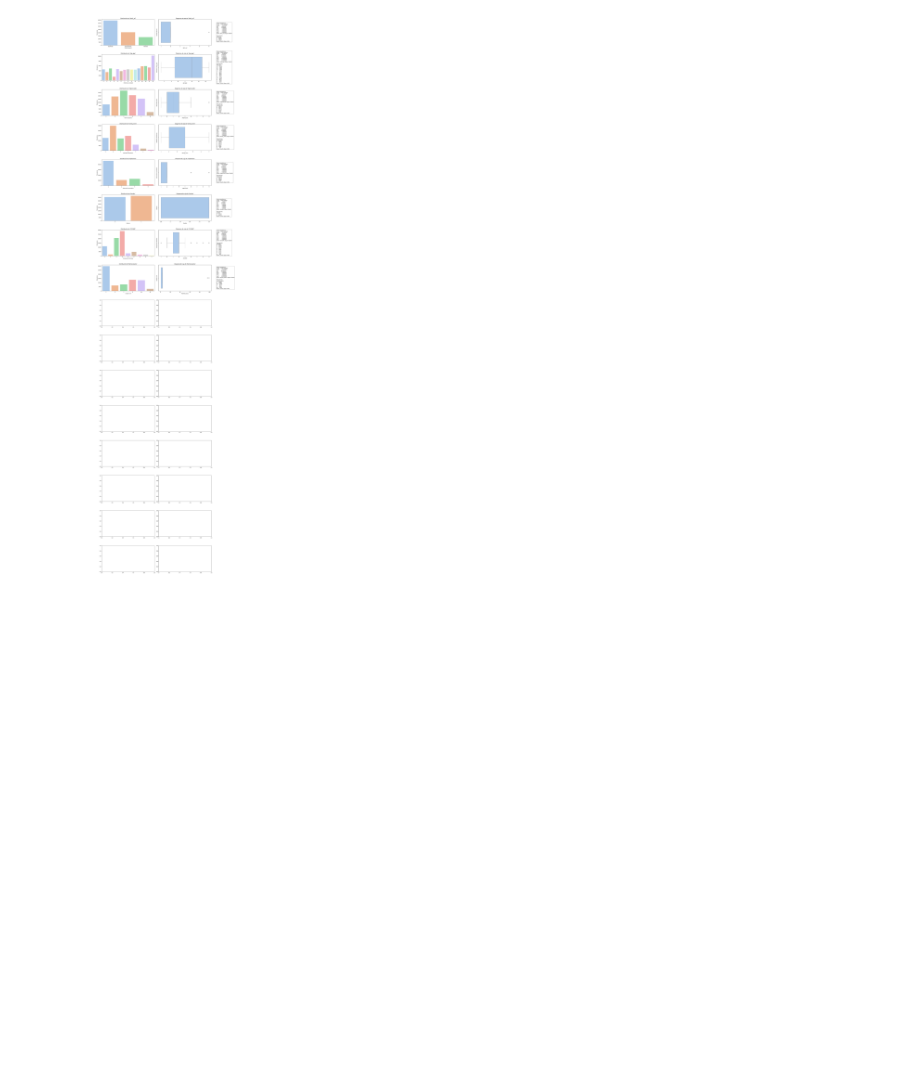
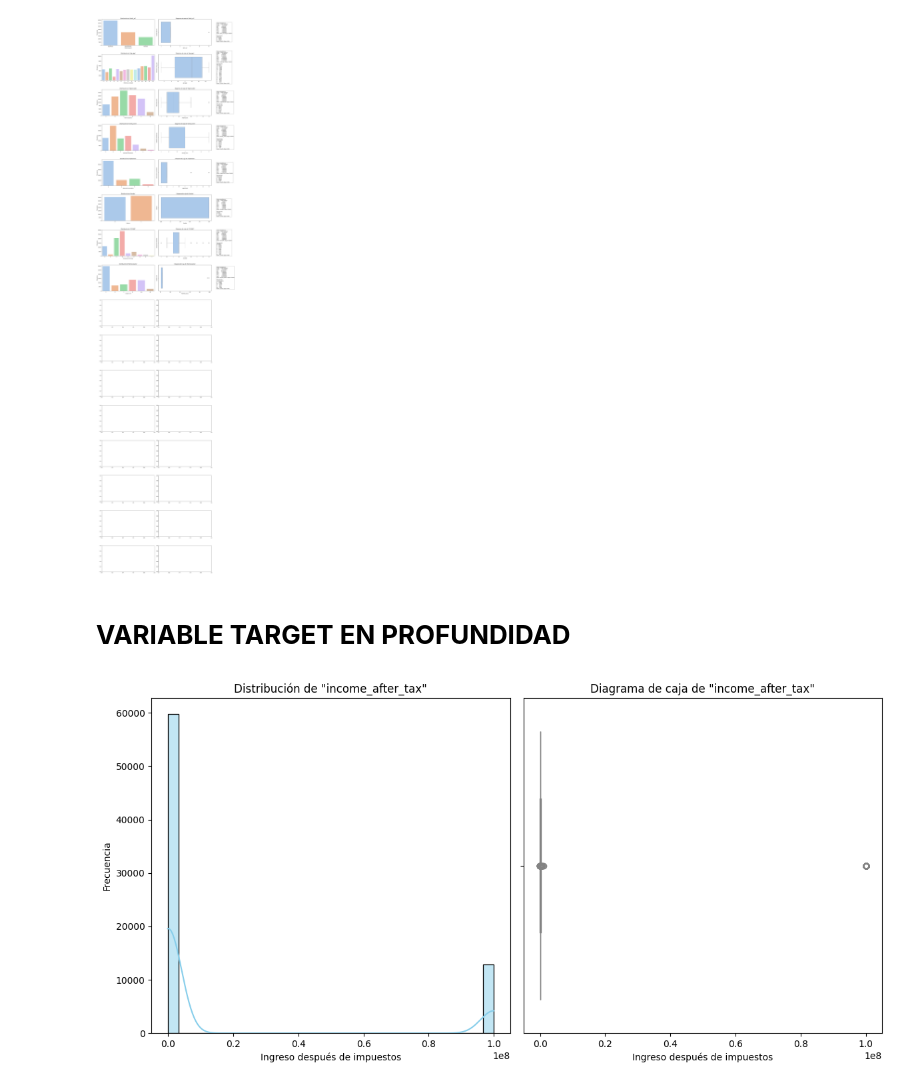
Before and after one commit to 4GeeksAcademy/machine-learning-python-template_ds_david_felipe, a Jupyter notebook: src/explore.ipynb, the cells around one changed output. Cells and saved outputs as stored; diff of their text form; code cells hidden in the pictures; blank space fills up the shorter version.

Commit message:
variable target

```diff
--- a/src/explore.ipynb
+++ b/src/explore.ipynb
@@ -549,3 +549,26 @@ Passing `palette` without assigning `hue` is deprecated and will be removed in v
 
   sns.boxplot(x=data['Marital_status'], palette='pastel', ax=axes[7, 1])
 [figure]
+# %% [markdown]
+# **VARIABLE TARGET EN PROFUNDIDAD**
+# %%
+fig, axes = plt.subplots(1, 2, figsize=(12, 6))  # 1 fila, 2 columnas y tamaño ajustado
+
+# Primer gráfico: Distribución de income_after_tax
+sns.histplot(data['income_after_tax'], bins=30, kde=True, color='skyblue', ax=axes[0])
+axes[0].set_title('Distribución de "income_after_tax"')
+axes[0].set_xlabel('Ingreso después de impuestos')
+axes[0].set_ylabel('Frecuencia')
+
+# Segundo gráfico: Diagrama de caja de income_after_tax
+sns.boxplot(x=data['income_after_tax'], color='lightpink', ax=axes[1])
+axes[1].set_title('Diagrama de caja de "income_after_tax"')
+axes[1].set_xlabel('Ingreso después de impuestos')
+
+# Ajustar los espacios entre los subplots
+plt.tight_layout()
+
+# Mostrar los gráficos
+plt.show()
+# %% [output]
+[figure, added]
```
Also changed, not shown: parts of 6 cells of this notebook.
